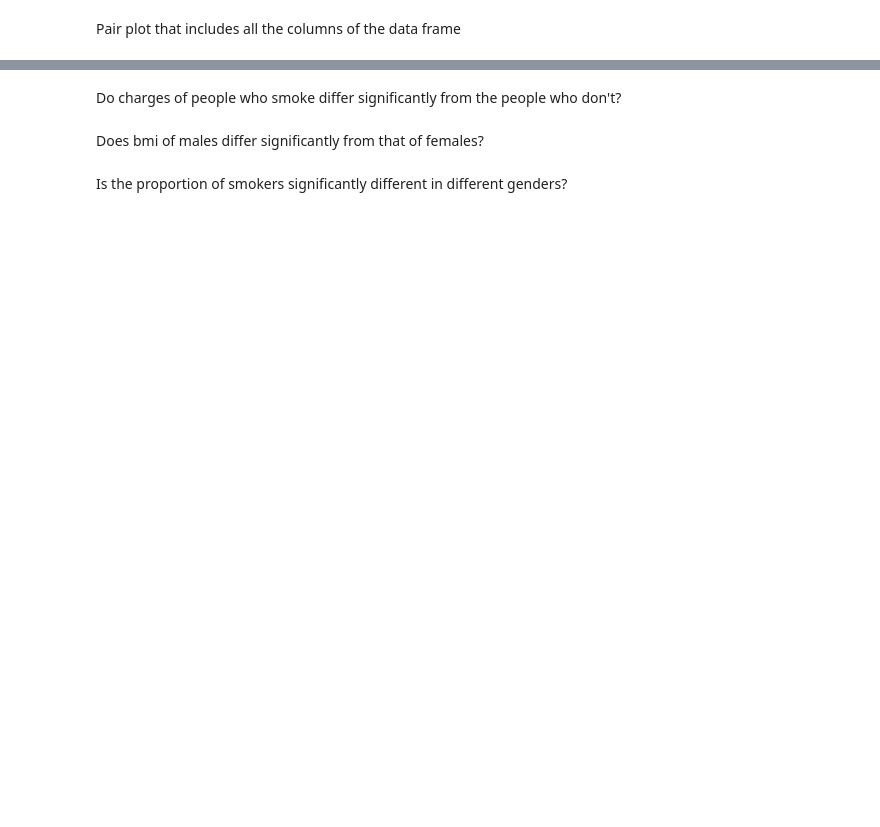
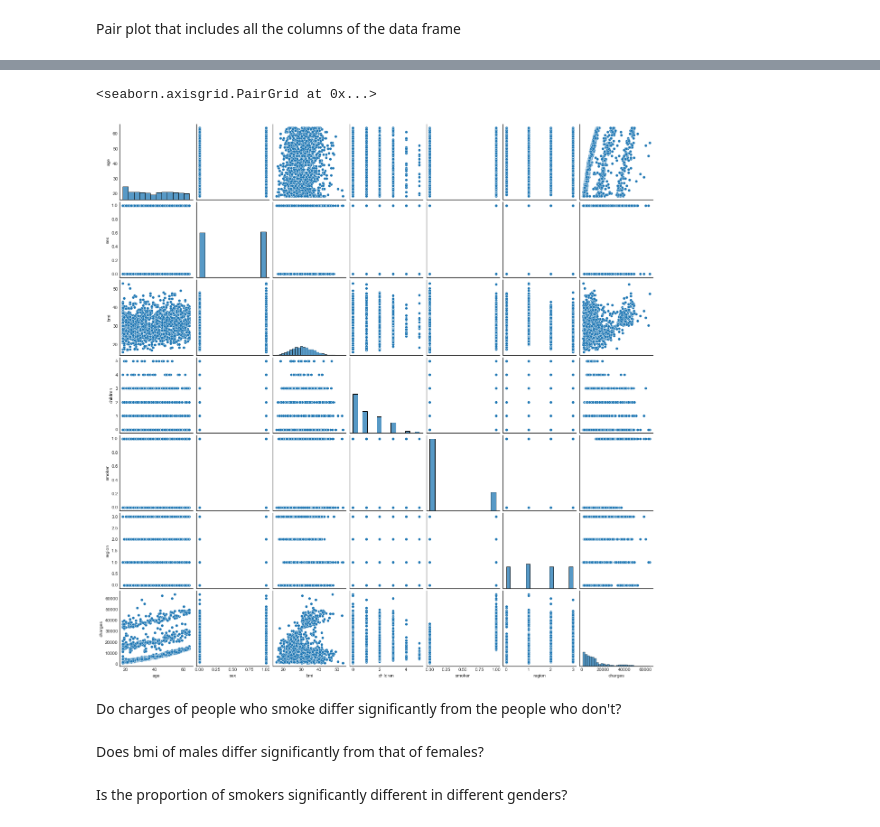
Before and after one commit to RochaErik/Medical-Data, a Jupyter notebook: Medical_data.ipynb, the cells around one changed output, grey strips where cells are left out. Saved outputs shown, nothing was run; the diff lists cells and outputs as text; code cells hidden in the pictures; blank space fills up the shorter version.

```diff
--- a/Medical_data.ipynb
+++ b/Medical_data.ipynb
@@ -249,3 +290,8 @@ Pair plot that includes all the columns of the data frame
+# %%
+sns.pairplot(dummy_df)
+# %% [output]
+<seaborn.axisgrid.PairGrid at 0x...>
+[figure, added]
 # %% [markdown]
 Do charges of people who smoke differ significantly from the people who don't?
 # %% [markdown]
```
Also changed, not shown: parts of 11 cells of this notebook.
